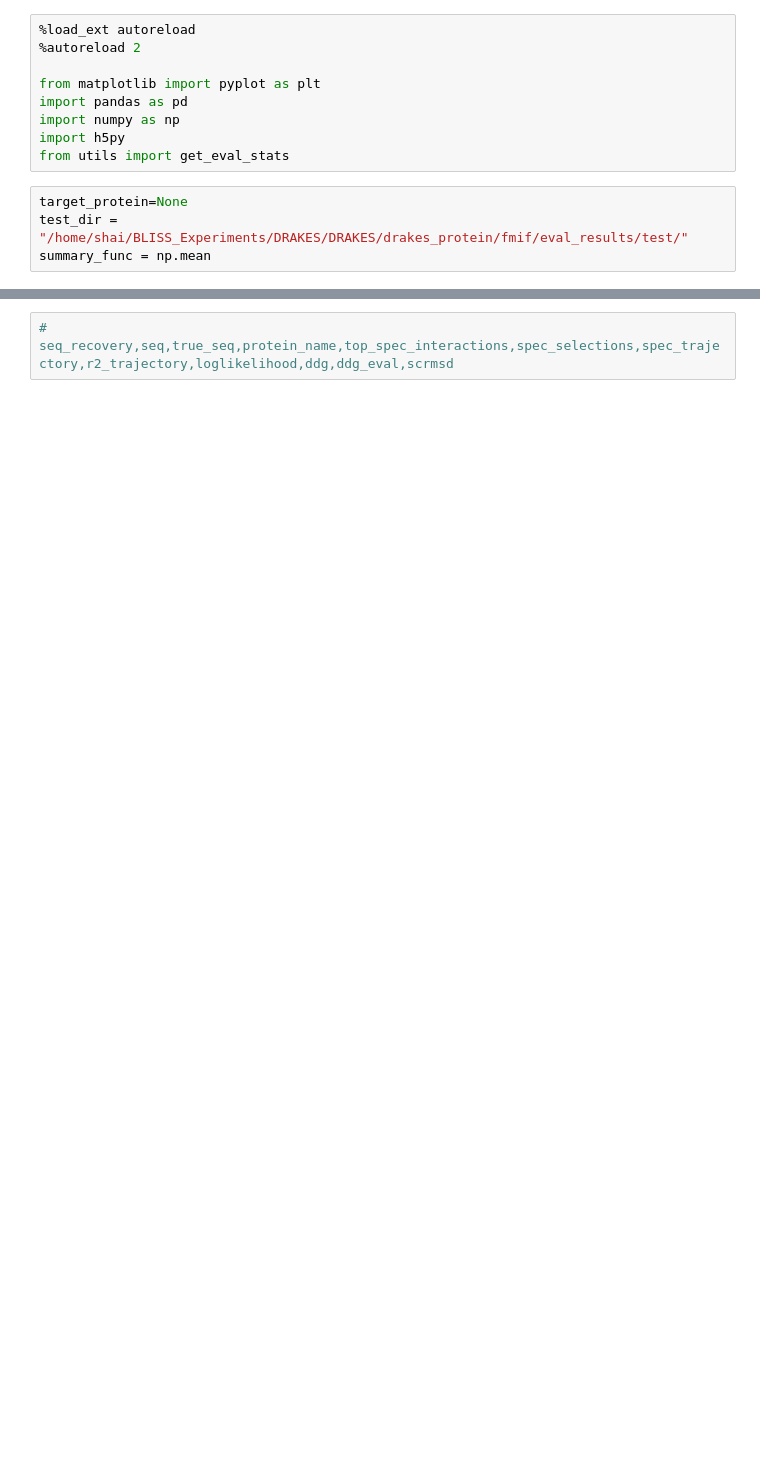
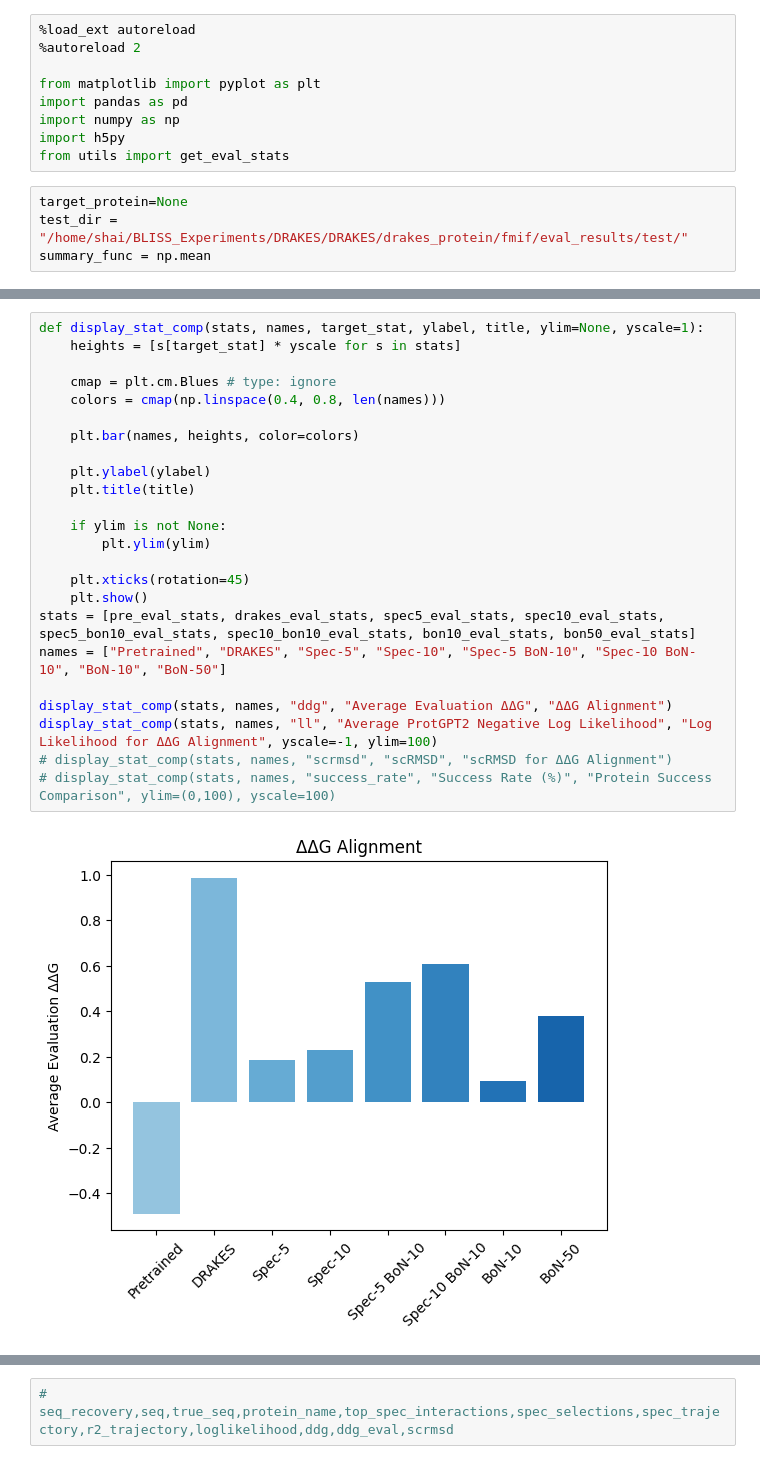
Before and after one commit to shainotshy1/BLISS_Experiments, a Jupyter notebook: DRAKES/analyze_new_spectral.ipynb, the cells around one changed output, grey strips where cells are left out. Drawn from its saved outputs; the diff is of its cells as text; blank space fills up the shorter version.

```diff
--- a/DRAKES/analyze_new_spectral.ipynb
+++ b/DRAKES/analyze_new_spectral.ipynb
@@ -48,0 +60,26 @@ spec10_ddg_align = spec10_eval_stats['ddg_align']
+# %%
+def display_stat_comp(stats, names, target_stat, ylabel, title, ylim=None, yscale=1):
+    heights = [s[target_stat] * yscale for s in stats]
+
+    cmap = plt.cm.Blues # type: ignore
+    colors = cmap(np.linspace(0.4, 0.8, len(names)))
+
+    plt.bar(names, heights, color=colors)
+
+    plt.ylabel(ylabel)
+    plt.title(title)
+
+    if ylim is not None:
+        plt.ylim(ylim)
+
+    plt.xticks(rotation=45)
+    plt.show()
+stats = [pre_eval_stats, drakes_eval_stats, spec5_eval_stats, spec10_eval_stats, spec5_bon10_eval_stats, spec10_bon10_eval_stats, bon10_eval_stats, bon50_eval_stats]
+names = ["Pretrained", "DRAKES", "Spec-5", "Spec-10", "Spec-5 BoN-10", "Spec-10 BoN-10", "BoN-10", "BoN-50"]
+
+display_stat_comp(stats, names, "ddg", "Average Evaluation ΔΔG", "ΔΔG Alignment")
+display_stat_comp(stats, names, "ll", "Average ProtGPT2 Negative Log Likelihood", "Log Likelihood for ΔΔG Alignment", yscale=-1, ylim=100)
+# display_stat_comp(stats, names, "scrmsd", "scRMSD", "scRMSD for ΔΔG Alignment")
+# display_stat_comp(stats, names, "success_rate", "Success Rate (%)", "Protein Success Comparison", ylim=(0,100), yscale=100)
+# %% [output]
+[figure, added]
```
Also changed, not shown: parts of 8 cells of this notebook.
